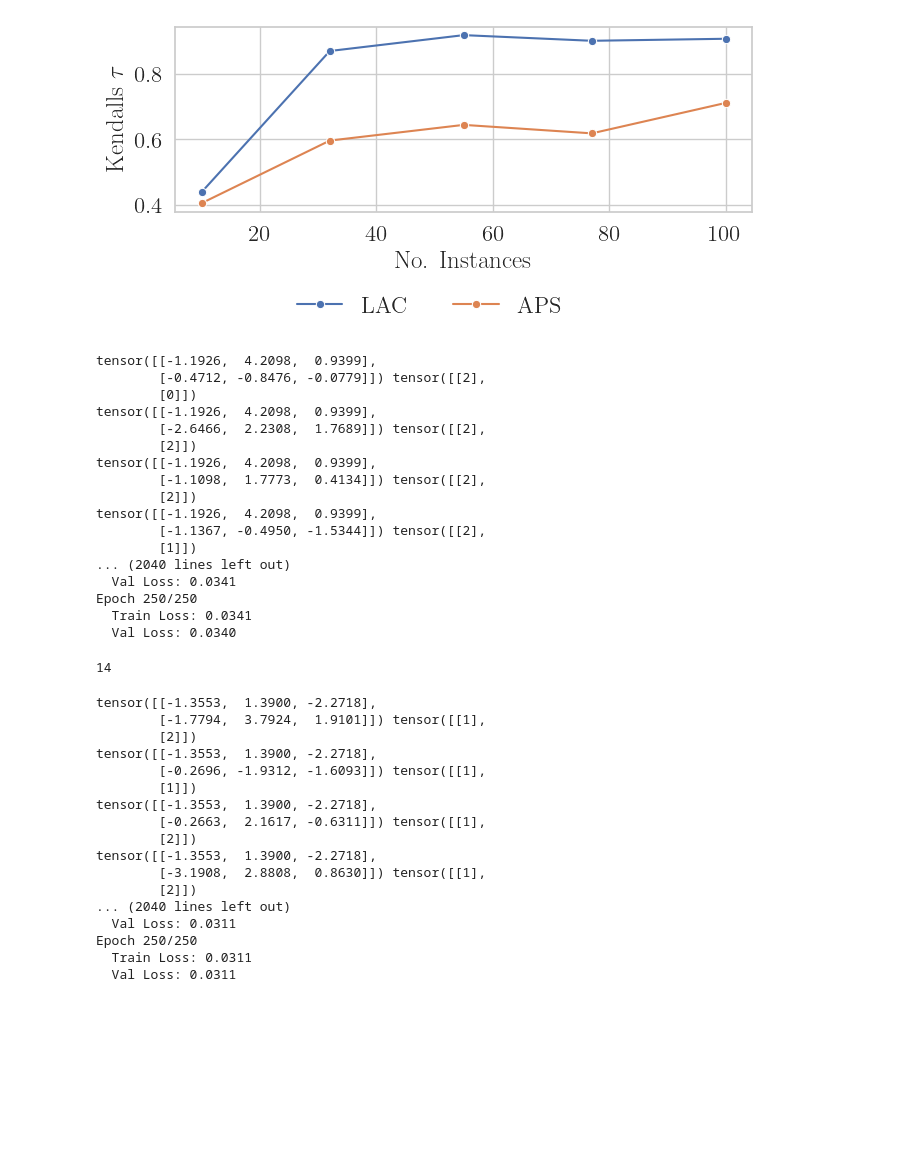
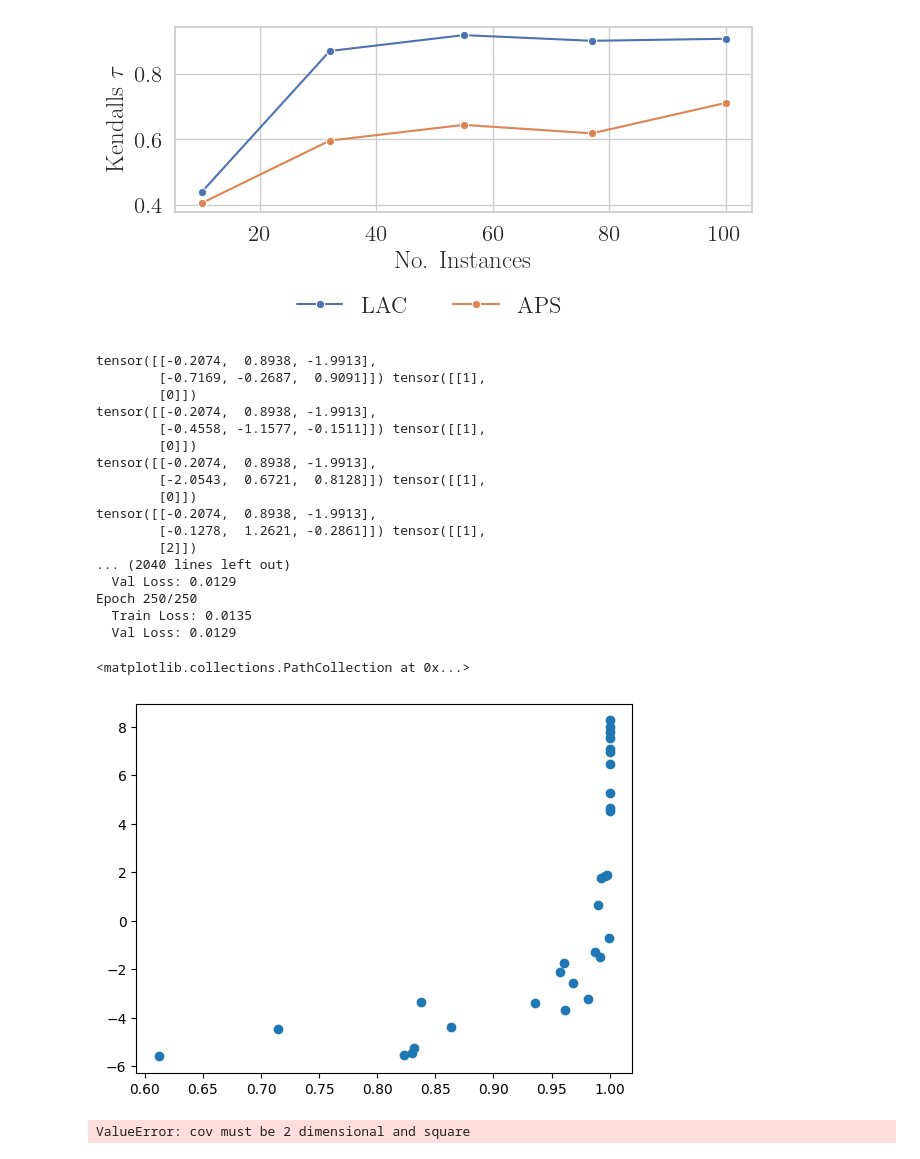
Before and after one commit to yunjinnkim/preference-based-cp, a Jupyter notebook: notebooks/learning_conformity_scores.ipynb, the cells around one changed output. Cells and saved outputs as stored; diff of their text form; code cells hidden in the pictures; blank space fills up the shorter version.

Commit message:
learning ncs

```diff
--- a/notebooks/learning_conformity_scores.ipynb
+++ b/notebooks/learning_conformity_scores.ipynb
@@ -83,7 +83,10 @@ class MultinomialSyntheticDataGenerator(BaseEstimator, ClassifierMixin):
         check_is_fitted(self, ["model_", "feature_mean_", "feature_cov_"])
 
         # Generate synthetic features based on the inferred distribution
-        X_synthetic = np.random.multivariate_normal(self.feature_mean_, self.feature_cov_, n)
+        if self.n_features_ == 1:
+            X_synthetic = np.random.normal(self.feature_mean_, self.feature_cov_, n).reshape(-1, 1)
+        else:
+            X_synthetic = np.random.multivariate_normal(self.feature_mean_, self.feature_cov_, n)
 
         # Compute class probabilities
         P_Y_given_X = self.predict_proba(X_synthetic)
@@ -106,7 +109,10 @@ class MultinomialSyntheticDataGenerator(BaseEstimator, ClassifierMixin):
 
         # Generate synthetic features based on the inferred distribution
 
-        X = np.random.multivariate_normal(self.feature_mean_, self.feature_cov_, n)
+        if self.n_features_ == 1:
+            X = np.random.normal(self.feature_mean_, self.feature_cov_, n).reshape(-1, 1)
+        else:
+            X = np.random.multivariate_normal(self.feature_mean_, self.feature_cov_, n)
         return X
 # %%
 class OracleAnnotator:
@@ -358,7 +365,7 @@ model = LabelRankingModel(input_dim=generator.n_features_, hidden_dims=3*[genera
 
 pair_loader = DataLoader(ds, batch_size=32)
 model.num_classes = generator.n_classes_
-model._fit(pair_loader, val_loader=pair_loader, num_epochs=250, learning_rate=0.001, verbose=True)
+model._fit(pair_loader, val_loader=pair_loader, num_epochs=250, learning_rate=0.01, verbose=True)
 
 
 # # generate data from data generating process and check whether the learned non-conformity relation sorts them correctly
@@ -373,27 +380,34 @@ model._fit(pair_loader, val_loader=pair_loader, num_epochs=250, learning_rate=0.
 # tau_corr, p_value = kendalltau(skills_from_model, conformity_scores)
 # print("out-of-sample: ", tau_corr)
 # %% [output]
-tensor([[-1.1926,  4.2098,  0.9399],
-        [-0.4712, -0.8476, -0.0779]]) tensor([[2],
+tensor([[-0.2074,  0.8938, -1.9913],
+        [-0.7169, -0.2687,  0.9091]]) tensor([[1],
         [0]])
-tensor([[-1.1926,  4.2098,  0.9399],
-        [-2.6466,  2.2308,  1.7689]]) tensor([[2],
+tensor([[-0.2074,  0.8938, -1.9913],
+        [-0.4558, -1.1577, -0.1511]]) tensor([[1],
+        [0]])
+tensor([[-0.2074,  0.8938, -1.9913],
+        [-2.0543,  0.6721,  0.8128]]) tensor([[1],
+        [0]])
+tensor([[-0.2074,  0.8938, -1.9913],
+        [-0.1278,  1.2621, -0.2861]]) tensor([[1],
         [2]])
-tensor([[-1.1926,  4.2098,  0.9399],
-        [-1.1098,  1.7773,  0.4134]]) tensor([[2],
-        [2]])
-tensor([[-1.1926,  4.2098,  0.9399],
-        [-1.1367, -0.4950, -1.5344]]) tensor([[2],
-        [1]])
 ... (2040 lines left out)
-  Val Loss: 0.0341
+  Val Loss: 0.0129
 Epoch 250/250
-  Train Loss: 0.0341
-  Val Loss: 0.0340
+  Train Loss: 0.0135
+  Val Loss: 0.0129
-# %%
-len(pair_loader)
-# %% [output]
-14
+# %%
+X_test, y_test = X_train, y_train
+conformity_scores = oracle_annotator.get_conformity(X_test, y_test)
+skills_from_model = np.take_along_axis(model.predict_class_skills(X_test), y_test[:,np.newaxis], axis=1)
+tau_corr, p_value = kendalltau(skills_from_model, conformity_scores)
+# %%
+import matplotlib.pyplot as plt
+plt.scatter(conformity_scores, skills_from_model)
+# %% [output]
+<matplotlib.collections.PathCollection at 0x...>
+[figure, added]
 # %%
 n_instances = 10
 n_classes = len(generator.classes_)
@@ -433,23 +447,7 @@ model._fit(pair_loader, val_loader=pair_loader, num_epochs=250, learning_rate=0.
 # conformity_scores = oracle_annotator.get_conformity(X_test, y_test)
 # tau_corr, p_value = kendalltau(skills_from_model, conformity_scores)
 # %% [output]
-tensor([[-1.3553,  1.3900, -2.2718],
-        [-1.7794,  3.7924,  1.9101]]) tensor([[1],
-        [2]])
-tensor([[-1.3553,  1.3900, -2.2718],
-        [-0.2696, -1.9312, -1.6093]]) tensor([[1],
-        [1]])
-tensor([[-1.3553,  1.3900, -2.2718],
-        [-0.2663,  2.1617, -0.6311]]) tensor([[1],
-        [2]])
-tensor([[-1.3553,  1.3900, -2.2718],
-        [-3.1908,  2.8808,  0.8630]]) tensor([[1],
-        [2]])
-... (2040 lines left out)
-  Val Loss: 0.0311
-Epoch 250/250
-  Train Loss: 0.0311
-  Val Loss: 0.0311
+ValueError: cov must be 2 dimensional and square
 # %%
 from mapie.classification import MapieClassifier
 mapie_clf = MapieClassifier(estimator=generator, cv="prefit", conformity_score=TopKConformityScore())
```
Also changed, not shown: parts of 8 cells of this notebook.
